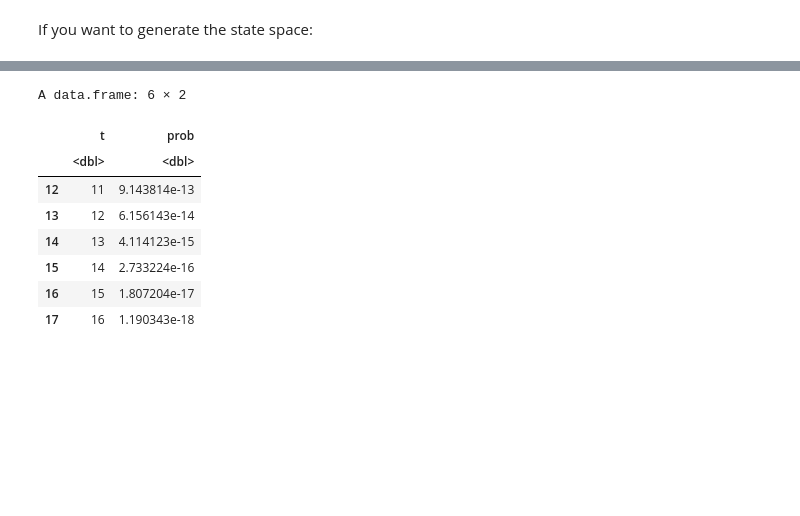
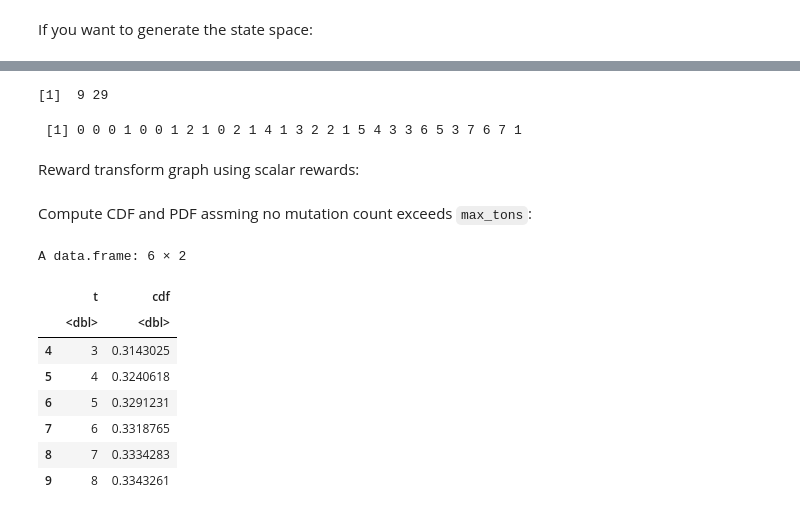
Before and after one commit to munch-group/phase-type-distributions, a Jupyter notebook: notebooks/coalescent-jointprob.ipynb, the cells around one changed output, grey strips where cells are left out. Drawn from its saved outputs; the diff is of its cells as text; code cells hidden in the pictures; blank space fills up the shorter version.

Commit message:
Worked on jointprobs

```diff
--- a/notebooks/coalescent-jointprob.ipynb
+++ b/notebooks/coalescent-jointprob.ipynb
@@ -385,3 +377,12 @@ gam <- graph_as_matrix(graph)
+# %%
+sample_size <- 4
+# mutation_rate <- 20000 * 31 * 5e-10 # 0.00031
+mutation_rate <- 1
+max_tons <- 1
+base <- max_tons + 1
+graph <- joint_prob_coalescent(sample_size, mutation_rate, max_tons)
+gam <- graph_as_matrix(graph)
+#gam
 # %%
 plot_graph(gam, #subgraphs=TRUE,
            rainbow=TRUE,
@@ -400,0 +409,19 @@ multi_rewards
+# %%
+trash_states <- c()
+for (i in 2:vertices_length(graph)) {
+  vertex <- vertex_at(graph, i)
+  if (sum(vertex$state) == 0) {
+    multi_rewards[i] <- 1
+    trash_states <- c(trash_states, i)
+
+  }
+}
+trash_states
+# %% [output]
+[1]  9 29
+# %%
+multi_rewards
+# %% [output]
+ [1] 0 0 0 1 0 0 1 2 1 0 2 1 4 1 3 2 2 1 5 4 3 3 6 5 3 7 6 7 1
+# %% [markdown]
+Reward transform graph using scalar rewards:
@@ -401,16 +438,17 @@ multi_rewards
+# %% [markdown]
+Compute CDF and PDF assming no mutation count exceeds `max_tons`:
 # %%
-rew_graph <- reward_transform(graph, multi_rewards)
 df <- data.frame(t=seq(0, base^(sample_size-1), 1))
 # df <- data.frame(t=seq(0, length(multi_rewards), 1))
-df['prob'] <- sapply(df$t, function (t) dph(t, rew_graph))
+df['cdf'] <- sapply(df$t, function (t) pph(t, rew_graph))
 tail(df)
 # %% [output]
 A data.frame: 6 × 2
-|  | t | prob |
+|  | t | cdf |
 |  | <dbl> | <dbl> |
-| 12 | 11 | 9.143814e-13 |
-| 13 | 12 | 6.156143e-14 |
-| 14 | 13 | 4.114123e-15 |
-| 15 | 14 | 2.733224e-16 |
-| 16 | 15 | 1.807204e-17 |
-| 17 | 16 | 1.190343e-18 |
+| 4 | 3 | 0.3143025 |
+| 5 | 4 | 0.3240618 |
+| 6 | 5 | 0.3291231 |
+| 7 | 6 | 0.3318765 |
+| 8 | 7 | 0.3334283 |
+| 9 | 8 | 0.3343261 |
```
Also changed, not shown: parts of 83 cells of this notebook.
